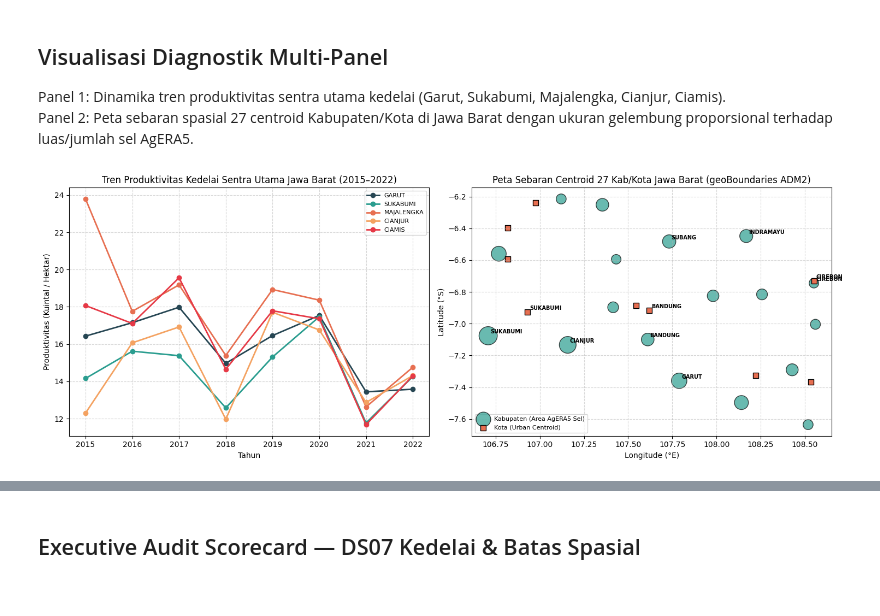
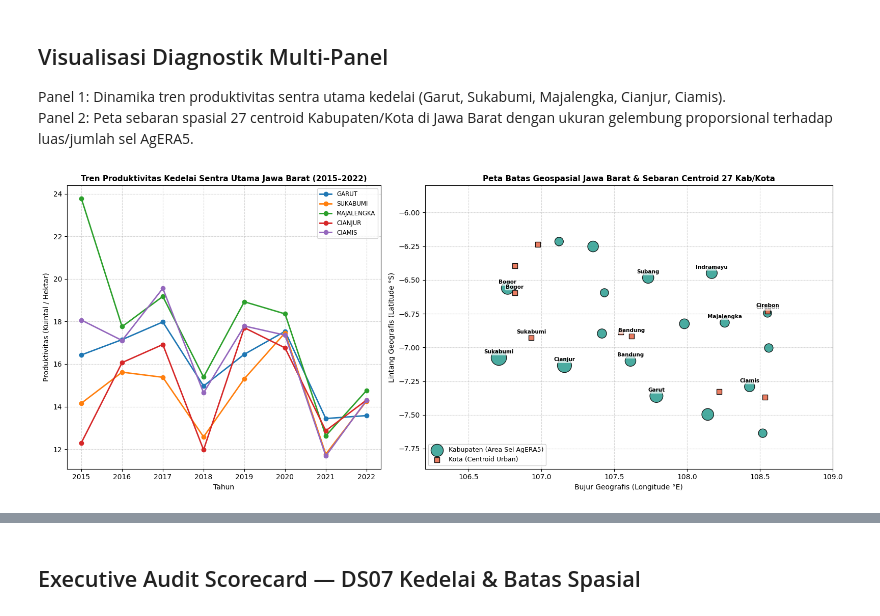
Before and after one commit to fathirrizkifadillah/research_taniadapt, a Jupyter notebook: notebook/07_soybean_and_spatial_geoboundaries.ipynb, the cells around one changed output, grey strips where cells are left out. Cells and saved outputs as stored; diff of their text form; code cells hidden in the pictures.

```diff
--- a/notebook/07_soybean_and_spatial_geoboundaries.ipynb
+++ b/notebook/07_soybean_and_spatial_geoboundaries.ipynb
@@ -139,52 +139,70 @@ Total Wilayah Dipetakan: 27
 Panel 1: Dinamika tren produktivitas sentra utama kedelai (Garut, Sukabumi, Majalengka, Cianjur, Ciamis).
 Panel 2: Peta sebaran spasial 27 centroid Kabupaten/Kota di Jawa Barat dengan ukuran gelembung proporsional terhadap luas/jumlah sel AgERA5.
 # %%
-fig, (ax1, ax2) = plt.subplots(1, 2, figsize=(15, 5.5))
+import geopandas as gpd
+
+fig, (ax1, ax2) = plt.subplots(1, 2, figsize=(16, 6.5), gridspec_kw={'width_ratios': [1, 1.3]})
 
 # Panel 1: Tren Produktivitas Kedelai Sentra Utama
 top_sentra = ["KABUPATEN GARUT", "KABUPATEN SUKABUMI", "KABUPATEN MAJALENGKA", "KABUPATEN CIANJUR", "KABUPATEN CIAMIS"]
-colors = ['#264653', '#2a9d8f', '#e76f51', '#f4a261', '#e63946']
+colors = ['#1f77b4', '#ff7f0e', '#2ca02c', '#d62728', '#9467bd']
+
 for kab, c in zip(top_sentra, colors):
     sub = df_ked[df_ked['nama_kabupaten_kota'] == kab].sort_values('tahun')
-    ax1.plot(sub['tahun'], sub['produktivitas_kedelai'], marker='o', linewidth=2, label=kab.replace('KABUPATEN ', ''), color=c)
+    ax1.plot(sub['tahun'], sub['produktivitas_kedelai'], marker='o', label=kab.replace('KABUPATEN ', ''), color=c, linewidth=2)
 
-ax1.set_title("Tren Produktivitas Kedelai Sentra Utama Jawa Barat (2015–2022)")
-ax1.set_xlabel("Tahun")
-ax1.set_ylabel("Produktivitas (Kuintal / Hektar)")
-ax1.legend(loc="upper right", fontsize=8)
-ax1.grid(True, linestyle="--", alpha=0.5)
+ax1.set_title("Tren Produktivitas Kedelai Sentra Utama Jawa Barat (2015–2022)", fontsize=11, fontweight='bold')
+ax1.set_xlabel("Tahun", fontsize=10)
+ax1.set_ylabel("Produktivitas (Kuintal / Hektar)", fontsize=10)
+ax1.legend(loc='upper right', fontsize=8.5)
+ax1.grid(True, linestyle='--', alpha=0.5)
 
-# Panel 2: Peta Sebaran Centroid 27 Kab/Kota Jawa Barat
-if path_centroids.exists():
-    kab_mask = df_centroids['tipe_wilayah'] == 'KABUPATEN'
-    ax2.scatter(
-        df_centroids[kab_mask]['true_centroid_lon'],
-        df_centroids[kab_mask]['true_centroid_lat'],
-        s=df_centroids[kab_mask]['n_sel_agera5_0_1deg'] * 15 + 40,
-        color='#2a9d8f', alpha=0.7, edgecolors='black', label='Kabupaten (Area AgERA5 Sel)'
-    )
-    ax2.scatter(
-        df_centroids[~kab_mask]['true_centroid_lon'],
-        df_centroids[~kab_mask]['true_centroid_lat'],
-        s=60, color='#e76f51', marker='s', edgecolors='black', label='Kota (Urban Centroid)'
-    )
+# Panel 2: Peta Geospasial Berbentuk Poligon Batas Provinsi Jawa Barat + Centroid 27 Kab/Kota
+path_jabar_geojson = RAW_DIR / "jawa_barat_provinsi.geojson"
 
-    # Label beberapa kabupaten utama
+if path_jabar_geojson.exists():
+    gdf_jabar = gpd.read_file(path_jabar_geojson)
+    gdf_jabar.plot(ax=ax2, color='#f8f9fa', edgecolor='#212529', linewidth=1.5, alpha=0.9, zorder=1)
+    ax2.set_facecolor('#e9ecef') # Latar belakang laut/wilayah sekitar
+else:
+    ax2.grid(True, linestyle='--', alpha=0.5)
+
+# Overlay titik-titik centroid 27 Kabupaten/Kota
+if 'df_centroids' in locals() and df_centroids is not None:
+    # Pisahkan Kabupaten dan Kota
+    kab_pts = df_centroids[df_centroids['tipe_wilayah'] == 'KABUPATEN']
+    kota_pts = df_centroids[df_centroids['tipe_wilayah'] == 'KOTA']
+
+    # Plot Kabupaten dengan ukuran sebanding sel AgERA5
+    sc1 = ax2.scatter(kab_pts['true_centroid_lon'], kab_pts['true_centroid_lat'],
+                      s=kab_pts['n_sel_agera5_0_1deg'] * 12 + 40, c='#2a9d8f', edgecolors='black',
+                      alpha=0.85, label='Kabupaten (Area Sel AgERA5)', zorder=3)
+
+    # Plot Kota sebagai penanda oranye
+    sc2 = ax2.scatter(kota_pts['true_centroid_lon'], kota_pts['true_centroid_lat'],
+                      s=50, c='#e76f51', marker='s', edgecolors='black',
+                      alpha=0.9, label='Kota (Centroid Urban)', zorder=3)
+
+    # Label nama sentra utama kedelai dan wilayah besar
+    key_labels = ['BANDUNG', 'GARUT', 'SUKABUMI', 'CIANJUR', 'INDRAMAYU', 'SUBANG', 'CIREBON', 'MAJALENGKA', 'CIAMIS', 'BOGOR']
     for _, row in df_centroids.iterrows():
-        name_short = row['nama_kabupaten_kota'].replace('KABUPATEN ', '').replace('KOTA ', '')
-        if name_short in ['SUKABUMI', 'CIANJUR', 'GARUT', 'SUBANG', 'INDRAMAYU', 'BANDUNG', 'CIREBON']:
-            ax2.annotate(name_short, (row['true_centroid_lon'], row['true_centroid_lat']), fontsize=7, fontweight='bold', xytext=(3, 3), textcoords='offset points')
+        clean_n = row['nama_kabupaten_kota'].replace('KABUPATEN ', '').replace('KOTA ', '')
+        if clean_n in key_labels:
+            ax2.annotate(clean_n.title(), (row['true_centroid_lon'], row['true_centroid_lat']),
+                         textcoords="offset points", xytext=(0, 6), ha='center', fontsize=7.5, fontweight='bold',
+                         bbox=dict(boxstyle="round,pad=0.15", fc="white", ec="none", alpha=0.7), zorder=4)
 
-    ax2.set_title("Peta Sebaran Centroid 27 Kab/Kota Jawa Barat (geoBoundaries ADM2)")
-    ax2.set_xlabel("Longitude (°E)")
-    ax2.set_ylabel("Latitude (°S)")
-    ax2.legend(loc="lower left", fontsize=8)
-    ax2.grid(True, linestyle="--", alpha=0.5)
+ax2.set_title("Peta Batas Geospasial Jawa Barat & Sebaran Centroid 27 Kab/Kota", fontsize=11, fontweight='bold')
+ax2.set_xlabel("Bujur Geografis (Longitude °E)", fontsize=10)
+ax2.set_ylabel("Lintang Geografis (Latitude °S)", fontsize=10)
+ax2.set_xlim(106.2, 109.0)
+ax2.set_ylim(-7.9, -5.8)
+ax2.legend(loc='lower left', framealpha=0.9, fontsize=9)
 
 plt.tight_layout()
 png_out = FIGURES_DIR / "ds07_soybean_and_spatial.png"
 plt.savefig(png_out, dpi=150)
 plt.show()
-print(f"Gambar PNG berhasil disimpan ke: {png_out}")
+print(f"Gambar PNG diagnostik geospasial Jawa Barat berhasil disimpan ke: {png_out}")
 # %% [output]
-[figure, old version]
+[figure, new version]
```
Also changed, not shown: parts of 1 cell of this notebook, 24 other files.
